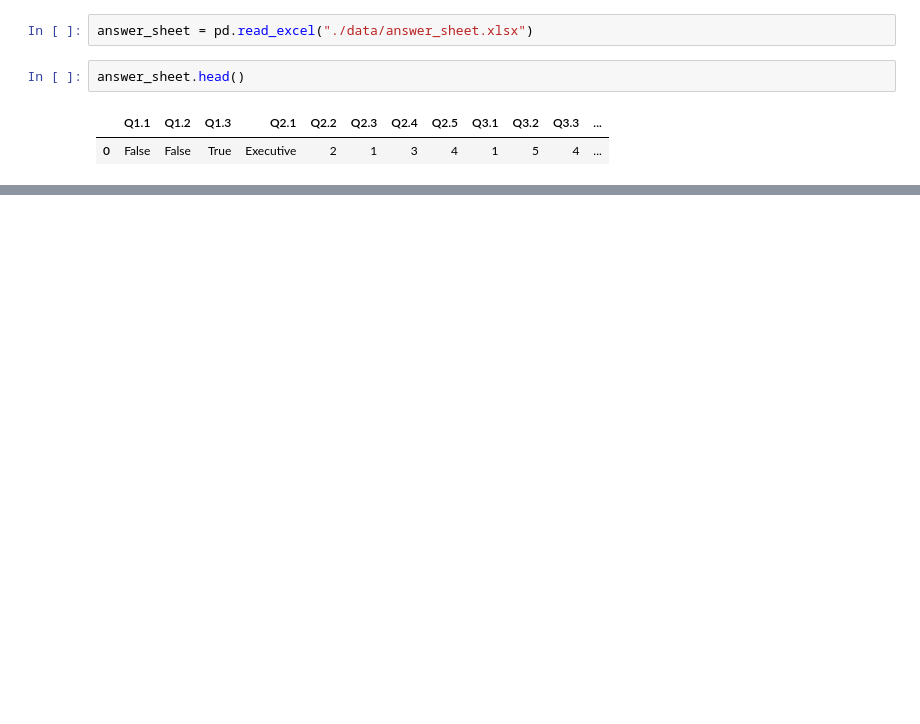
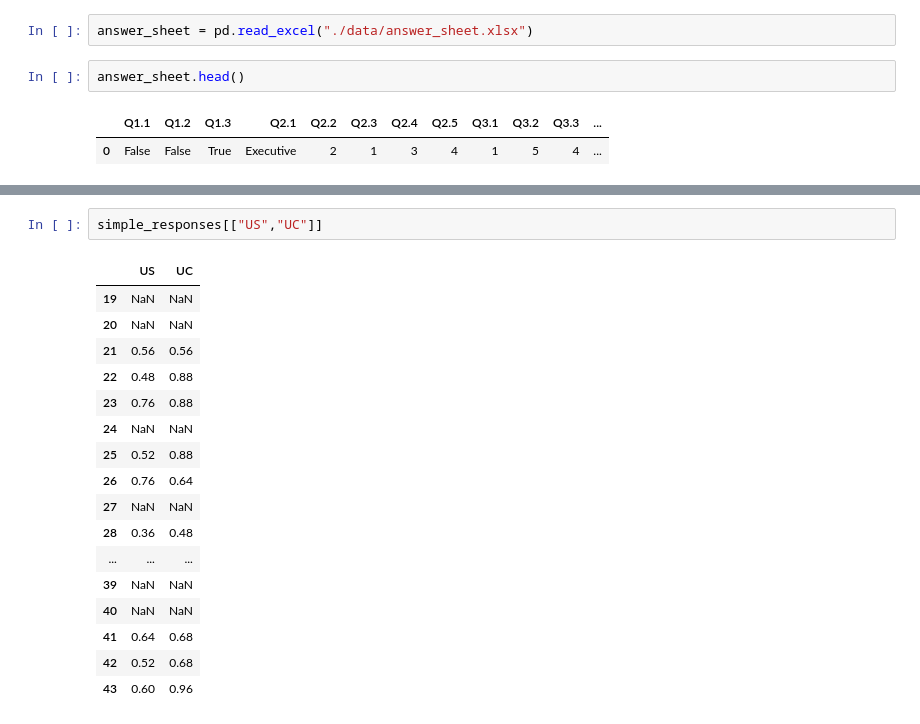
Before and after one commit to Roestenburg-J/arm_analysis, a Jupyter notebook: analysis.ipynb, the cells around one changed output, grey strips where cells are left out. Cells and saved outputs as stored; diff of their text form; blank space fills up the shorter version.

```diff
--- a/analysis.ipynb
+++ b/analysis.ipynb
@@ -68,0 +104,20 @@ likert_a = pd.DataFrame({})
+# %%
+simple_responses[["US","UC"]]
+# %% [output]
+|  | US | UC |
+| 19 | NaN | NaN |
+| 20 | NaN | NaN |
+| 21 | 0.56 | 0.56 |
+| 22 | 0.48 | 0.88 |
+| 23 | 0.76 | 0.88 |
+| 24 | NaN | NaN |
+| 25 | 0.52 | 0.88 |
+| 26 | 0.76 | 0.64 |
+| 27 | NaN | NaN |
+| 28 | 0.36 | 0.48 |
+| ... | ... | ... |
+| 39 | NaN | NaN |
+| 40 | NaN | NaN |
+| 41 | 0.64 | 0.68 |
+| 42 | 0.52 | 0.68 |
+| 43 | 0.60 | 0.96 |
```
Also changed, not shown: parts of 6 cells of this notebook, 1 other file.
